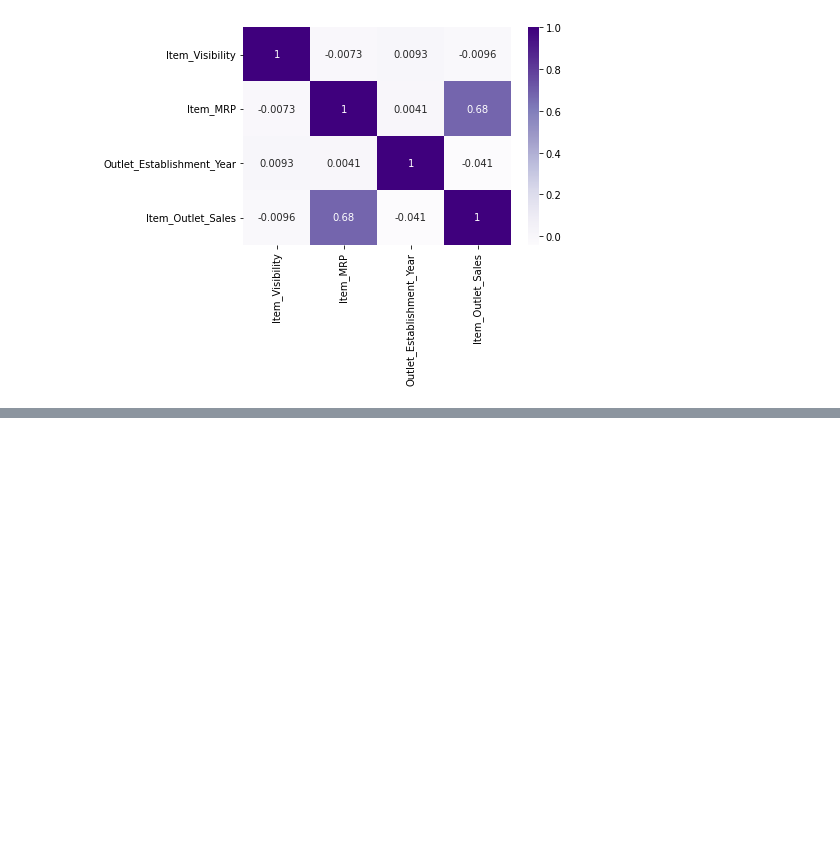
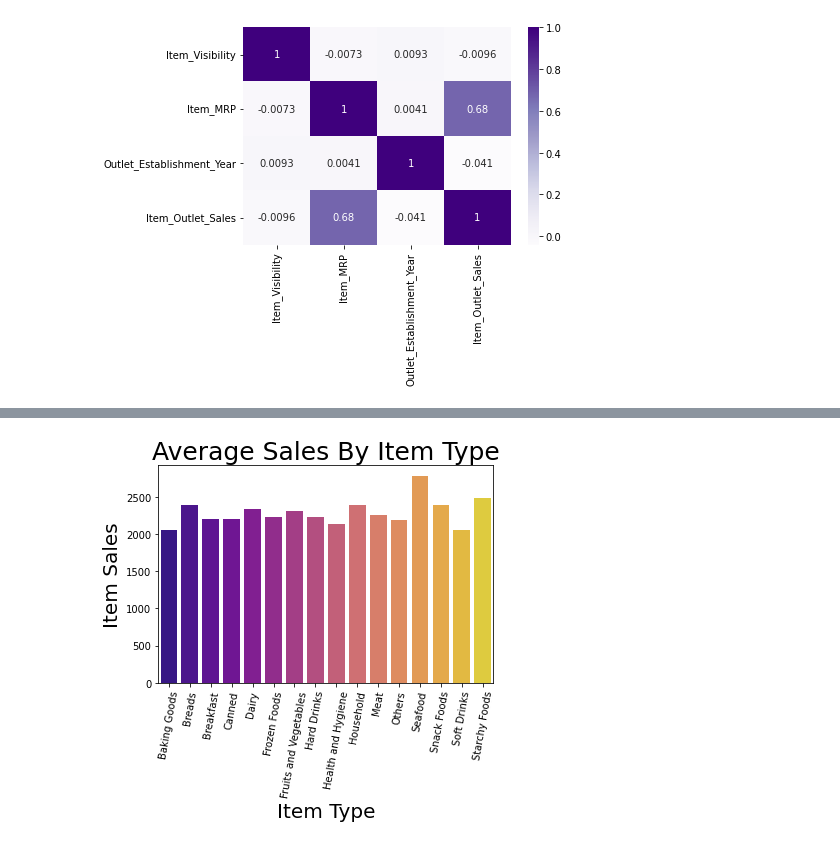
Before and after one commit to SarahJane86/food-sales-predictions, a Jupyter notebook: FoodSales(PROJECT).ipynb, the cells around one changed output, grey strips where cells are left out. Saved outputs shown, nothing was run; the diff lists cells and outputs as text; code cells hidden in the pictures; blank space fills up the shorter version.

```diff
--- a/FoodSales(PROJECT).ipynb
+++ b/FoodSales(PROJECT).ipynb
@@ -289,0 +301,3 @@ sns.heatmap(corr, cmap ='Purples', annot = True) ##Heatmap of the correlation be
+# %%
+Type_sales = df.groupby('Item_Type')['Item_Outlet_Sales'].mean()
+Type_sales
@@ -289,0 +323,10 @@ sns.heatmap(corr, cmap ='Purples', annot = True) ##Heatmap of the correlation be
+# %%
+sns.barplot(data=df, palette='plasma', x=Type_sales.index, y=Type_sales.values, ci = None)
+plt.ticklabel_format(style='plain', axis='y')
+plt.title('Average Sales By Item Type', fontsize=25)
+plt.xlabel('Item Type', fontsize=20)
+plt.ylabel('Item Sales', fontsize=20)
+plt.xticks(rotation =80);
+## Visualization 2
+# %% [output]
+[figure, added]
```
Also changed, not shown: parts of 4 cells of this notebook.
